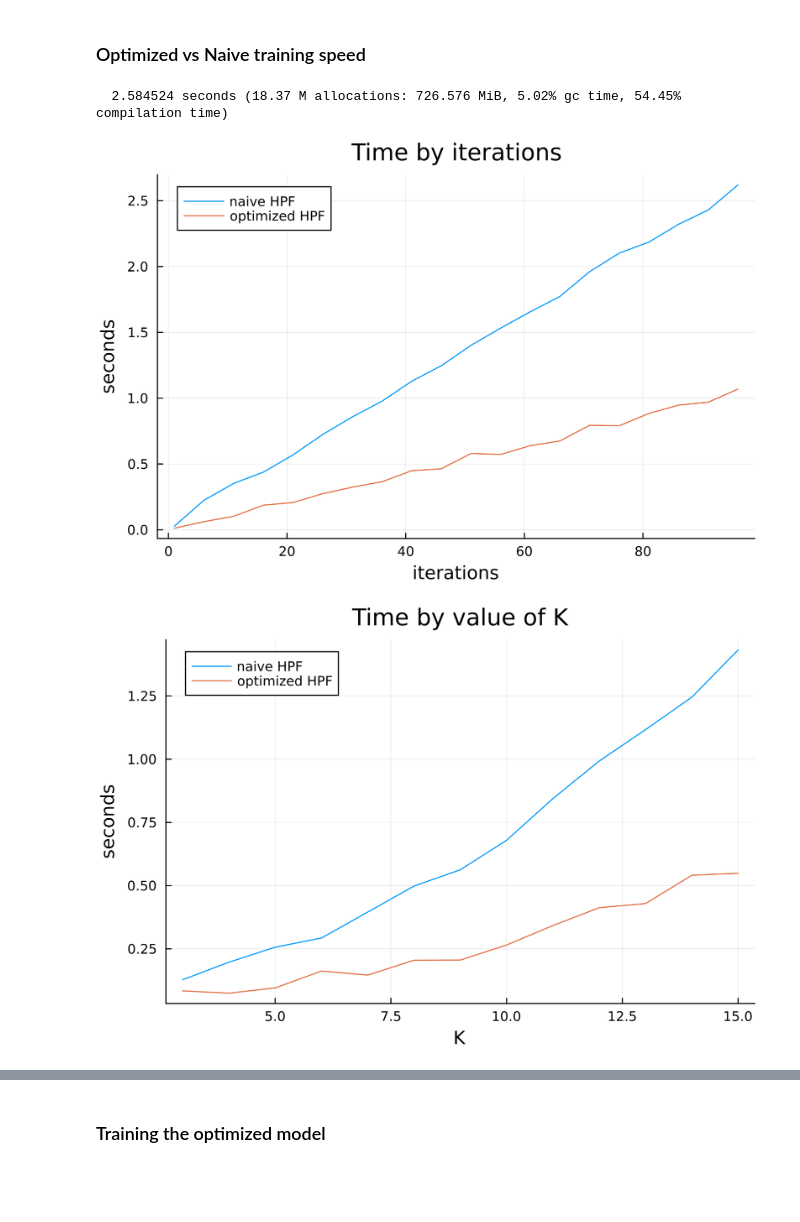
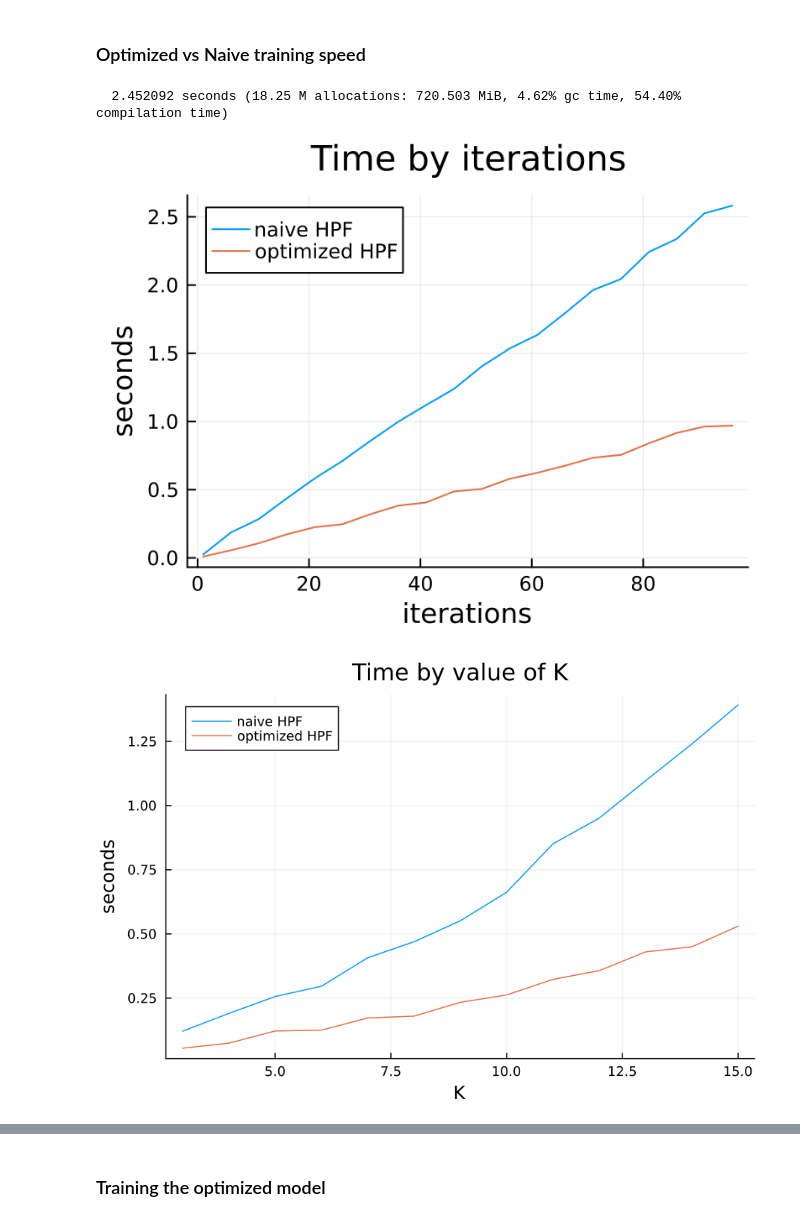
Before and after one commit to JustBeYou/unibuc-master-ai, a Jupyter notebook: probabilistic_programming/Project 1.ipynb, the cells around one changed output, grey strips where cells are left out. Cells and saved outputs as stored; diff of their text form; code cells hidden in the pictures; blank space fills up the shorter version.

```diff
--- a/probabilistic_programming/Project 1.ipynb
+++ b/probabilistic_programming/Project 1.ipynb
@@ -328,6 +345,4 @@ Measures for goals accomplishment:
 # %%
-user_sample_rng = Random.Xoshiro(SEED)
-
 reviews_between(df, start, finish) = filter(:time => t -> start <= Dates.year(t) <= finish, df)
 set_of_filter_by_treshold(df, column, treshold) = @pipe groupby_count(df, column) |> filter(:count => >(treshold), _) |> df -> Set(df[!, column])
 
@@ -349,7 +364,7 @@ end
         - the users and items should produce a NxN interaction matrix
         - there should be some minimum overlapping between reviews (otherwise we can't predict anything)
 """
-function sample_reviews_of_size(df, time_interval, n_size, min_user_activity, min_item_popularity, min_expected_overlapping, max_expected_overlapping)
+function sample_reviews_of_size(df, time_interval, n_size, min_user_activity, min_item_popularity, min_expected_overlapping, max_expected_overlapping, user_sample_rng)
     start_year, mid_year, end_year = time_interval
 
     # split the time period in two (before mid_year and after)
@@ -399,6 +414,7 @@ function sample_reviews_of_size(df, time_interval, n_size, min_user_activity, mi
 end
 
 
+user_sample_rng = Random.Xoshiro(SEED)
 activity_threshold = 20             # select users with at least that many reviews
 popularity_threshold = 180            # select items with at least that many reviews
 min_overlapping = 2                  # how many items are shared among users on average (min)
@@ -408,7 +424,7 @@ time_interval = [2010, 2016, 2020]  # first half of the interval knows the known
                                     # the other the ones to be predicted ("test set")
 
 known_sample_reviews, sample_users, sample_items, overlapping_mean = sample_reviews_of_size(
-    ratings_df, time_interval, sample_size, activity_threshold, popularity_threshold, min_overlapping, max_overlapping
+    ratings_df, time_interval, sample_size, activity_threshold, popularity_threshold, min_overlapping, max_overlapping, user_sample_rng
 )
 all_sample_reviews = @pipe reviews_between(ratings_df, time_interval[1], time_interval[3]) |> filter(:user_id => in(Set(sample_users)), _) |> filter(:item_id => in(Set(sample_items)), _)
 
@@ -787,29 +803,29 @@ end
 
 @time heat()
 # %% [output]
-  2.584524 seconds (18.37 M allocations: 726.576 MiB, 5.02% gc time, 54.45% compilation time)
+  2.452092 seconds (18.25 M allocations: 720.503 MiB, 4.62% gc time, 54.40% compilation time)
 # %%
 # Measure time vs number of iterations
 
 speed_test_cases = 1:5:100
 
 Random.seed!(SEED)
 optimized_time = []
 for iters in speed_test_cases
     stats = @timed train_hpf_mcmc(hpf_optimized, known_interaction_matrix, default_params, iters, all_interaction_matrix)
     push!(optimized_time, stats.time)
 end
 
 Random.seed!(SEED)
 naive_time = []
 for iters in speed_test_cases
     stats = @timed train_hpf_mcmc(hpf_naive, known_interaction_matrix, default_params, iters, all_interaction_matrix)
     push!(naive_time, stats.time)
 end
 
-plot(speed_test_cases, [naive_time, optimized_time], labels=["naive HPF" "optimized HPF"], xlabel="iterations", ylabel="seconds", title="Time by iterations", fmt = :png, dpi=300)
+plot(speed_test_cases, [naive_time, optimized_time], labels=["naive HPF" "optimized HPF"], xlabel="iterations", ylabel="seconds", title="Time by iterations", size=(400,300), fmt = :png, dpi=200)
 # %% [output]
-[figure, old version]
+[figure, new version]
 # %%
 # Measure time vs size of K
 
@@ -833,9 +849,9 @@ for K in speed_test_cases
     push!(naive_time, stats.time)
 end
 
-plot(speed_test_cases, [naive_time, optimized_time], labels=["naive HPF" "optimized HPF"], xlabel="K", ylabel="seconds", title="Time by value of K", fmt = :png, dpi=300)
+plot(speed_test_cases, [naive_time, optimized_time], labels=["naive HPF" "optimized HPF"], xlabel="K", ylabel="seconds", title="Time by value of K", fmt = :png, dpi=150)
 # %% [output]
-[figure, old version]
+[figure, new version]
 # %%
 # Measure time vs sample size
 
```
Also changed, not shown: parts of 20 cells of this notebook, 1 other file.
